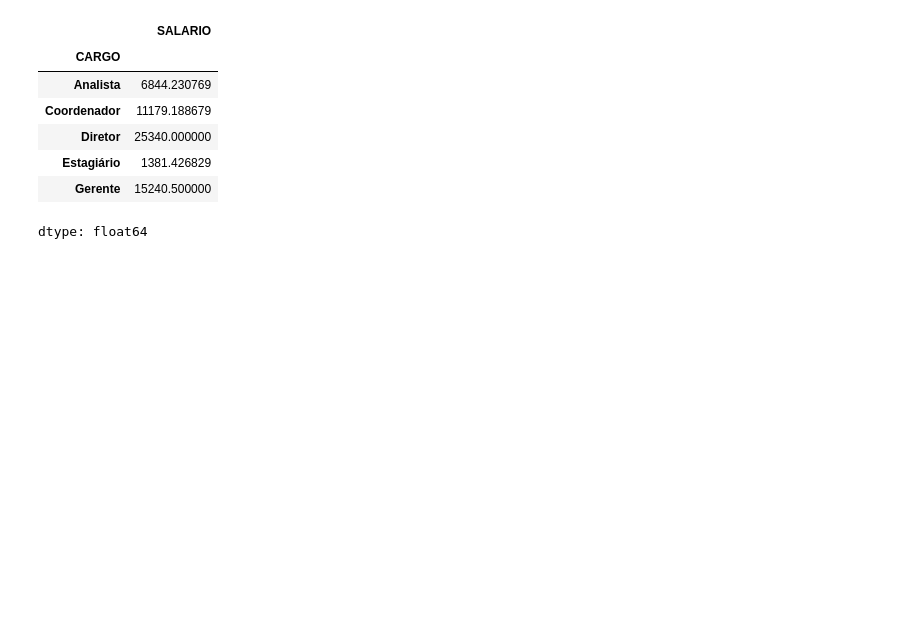
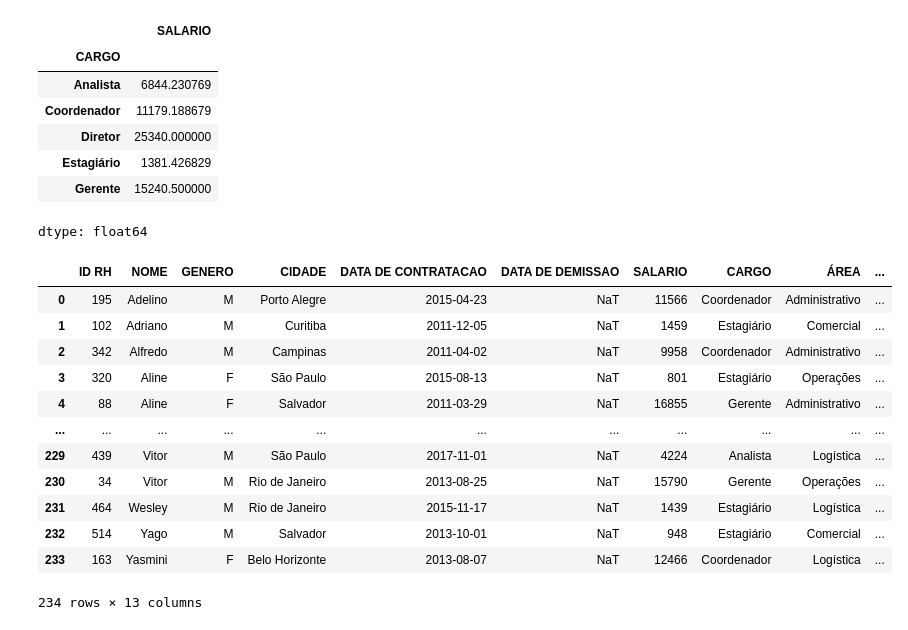
Before and after one commit to adrielnascimento/port_data_analytics, a Jupyter notebook: data_rh.ipynb, the cells around one changed output. Drawn from its saved outputs; the diff is of its cells as text; code cells hidden in the pictures; blank space fills up the shorter version.

```diff
--- a/data_rh.ipynb
+++ b/data_rh.ipynb
@@ -166,6 +166,21 @@ data['SALARIO NORMALIZADO'] = (data['SALARIO'] - data['SALARIO'].min()) / (data[
 # %%
 # calculo de percentis
 import numpy as np
 percentil25 = np.percentile(data['SALARIO'], 25)
 percentil50 = np.percentile(data['SALARIO'], 50)
 percentil75 = np.percentile(data['SALARIO'], 75)
+data
+# %% [output]
+|  | ID RH | NOME | GENERO | CIDADE | DATA DE CONTRATACAO | DATA DE DEMISSAO | SALARIO | CARGO | ÁREA | ... |
+| 0 | 195 | Adelino | M | Porto Alegre | 2015-04-23 | NaT | 11566 | Coordenador | Administrativo | ... |
+| 1 | 102 | Adriano | M | Curitiba | 2011-12-05 | NaT | 1459 | Estagiário | Comercial | ... |
+| 2 | 342 | Alfredo | M | Campinas | 2011-04-02 | NaT | 9958 | Coordenador | Administrativo | ... |
+| 3 | 320 | Aline | F | São Paulo | 2015-08-13 | NaT | 801 | Estagiário | Operações | ... |
+| 4 | 88 | Aline | F | Salvador | 2011-03-29 | NaT | 16855 | Gerente | Administrativo | ... |
+| ... | ... | ... | ... | ... | ... | ... | ... | ... | ... | ... |
+| 229 | 439 | Vitor | M | São Paulo | 2017-11-01 | NaT | 4224 | Analista | Logística | ... |
+| 230 | 34 | Vitor | M | Rio de Janeiro | 2013-08-25 | NaT | 15790 | Gerente | Operações | ... |
+| 231 | 464 | Wesley | M | Rio de Janeiro | 2015-11-17 | NaT | 1439 | Estagiário | Logística | ... |
+| 232 | 514 | Yago | M | Salvador | 2013-10-01 | NaT | 948 | Estagiário | Comercial | ... |
+| 233 | 163 | Yasmini | F | Belo Horizonte | 2013-08-07 | NaT | 12466 | Coordenador | Logística | ... |
+234 rows × 13 columns
```
Also changed, not shown: parts of 2 cells of this notebook.
